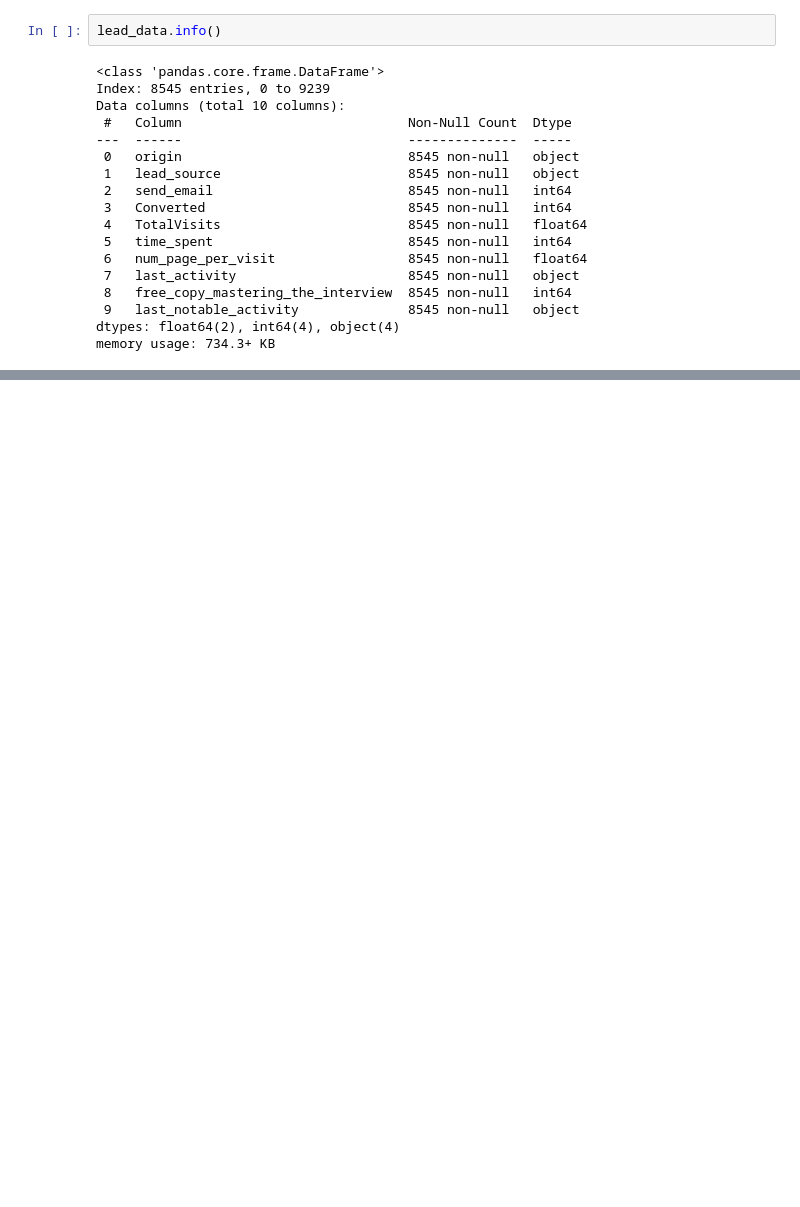
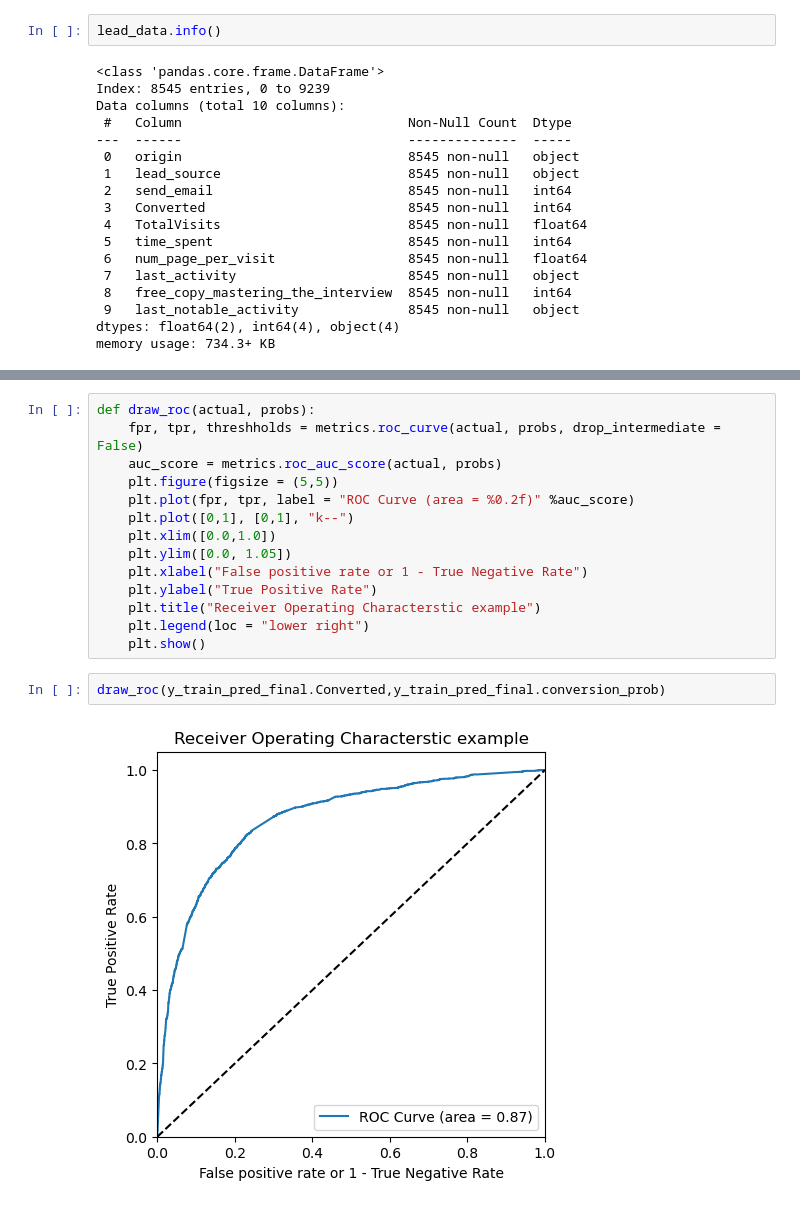
Before and after one commit to keshavRaj/LeadScoringCaseStudy, a Jupyter notebook: Lead Scoring Assignment/Lead+Case+Study.ipynb, the cells around one changed output, grey strips where cells are left out. Cells and saved outputs as stored; diff of their text form; blank space fills up the shorter version.

```diff
--- a/Lead Scoring Assignment/Lead+Case+Study.ipynb
+++ b/Lead Scoring Assignment/Lead+Case+Study.ipynb
@@ -2293,0 +2314,18 @@ Now everything looks good. We have only 9 features. All the features are signifi
+# %%
+def draw_roc(actual, probs):
+    fpr, tpr, threshholds = metrics.roc_curve(actual, probs, drop_intermediate = False)
+    auc_score = metrics.roc_auc_score(actual, probs)
+    plt.figure(figsize = (5,5))
+    plt.plot(fpr, tpr, label = "ROC Curve (area = %0.2f)" %auc_score)
+    plt.plot([0,1], [0,1], "k--")
+    plt.xlim([0.0,1.0])
+    plt.ylim([0.0, 1.05])
+    plt.xlabel("False positive rate or 1 - True Negative Rate")
+    plt.ylabel("True Positive Rate")
+    plt.title("Receiver Operating Characterstic example")
+    plt.legend(loc = "lower right")
+    plt.show()
+# %%
+draw_roc(y_train_pred_final.Converted,y_train_pred_final.conversion_prob)
+# %% [output]
+[figure, added]
```
Also changed, not shown: parts of 139 cells of this notebook.
